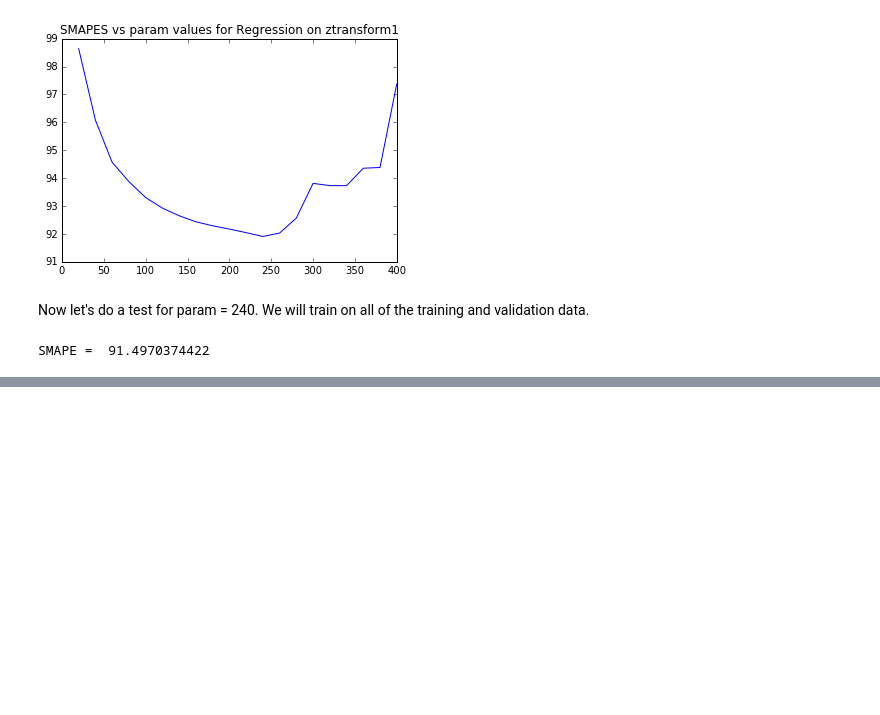
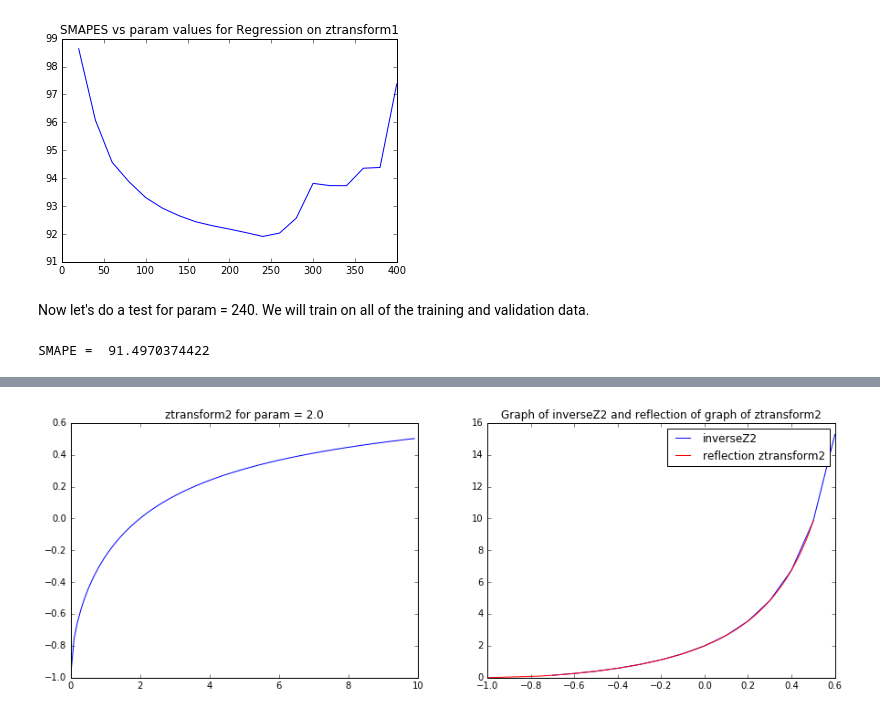
Before and after one commit to MatthewMcGonagle/KaggleWikiTraffic, a Jupyter notebook: BetterSMAPEforL2Regression_Publishable.ipynb, the cells around one changed output, grey strips where cells are left out. Saved outputs shown, nothing was run; the diff lists cells and outputs as text; code cells hidden in the pictures; blank space fills up the shorter version.

```diff
--- a/BetterSMAPEforL2Regression_Publishable.ipynb
+++ b/BetterSMAPEforL2Regression_Publishable.ipynb
@@ -170,0 +179,31 @@ SMAPE =  91.4970374422
+# %%
+def ztransform2(Y, param):
+    return (np.sqrt(Y) - np.sqrt(param)) / np.sqrt(Y + param)
+
+def inverseZ2(Z, param):
+    Z2 = np.minimum(Z, 1 - epsilon)
+    Z2 = np.maximum(Z2, -1 + epsilon)
+    result = -1 - Z2 * np.sqrt(2 - Z2**2)
+    result = result / (Z2**2 - 1)
+    result = param * result**2
+    return result
+
+# Plot ztransform2 for param = 2.0.
+
+plt.figure(figsize = (15, 5))
+plt.subplot(121)
+domain = np.arange(0, 10, 0.1)
+plt.plot(domain, ztransform2(domain, 2.0))
+plt.title('ztransform2 for param = 2.0')
+
+# Graph inverseZ2 for param = 1.0 and reflection of graph of ztransform2.
+
+plt.subplot(122)
+domain2 = np.arange(-0.7, 0.7, 0.1)
+plt.plot(domain2, inverseZ2(domain2, 2.0))
+plt.plot(ztransform2(domain, 2.0), domain, color = 'red')
+plt.title('Graph of inverseZ2 and reflection of graph of ztransform2')
+plt.legend(['inverseZ2','reflection ztransform2'])
+plt.show()
+# %% [output]
+[figure, added]
```
Also changed, not shown: parts of 5 cells of this notebook.
